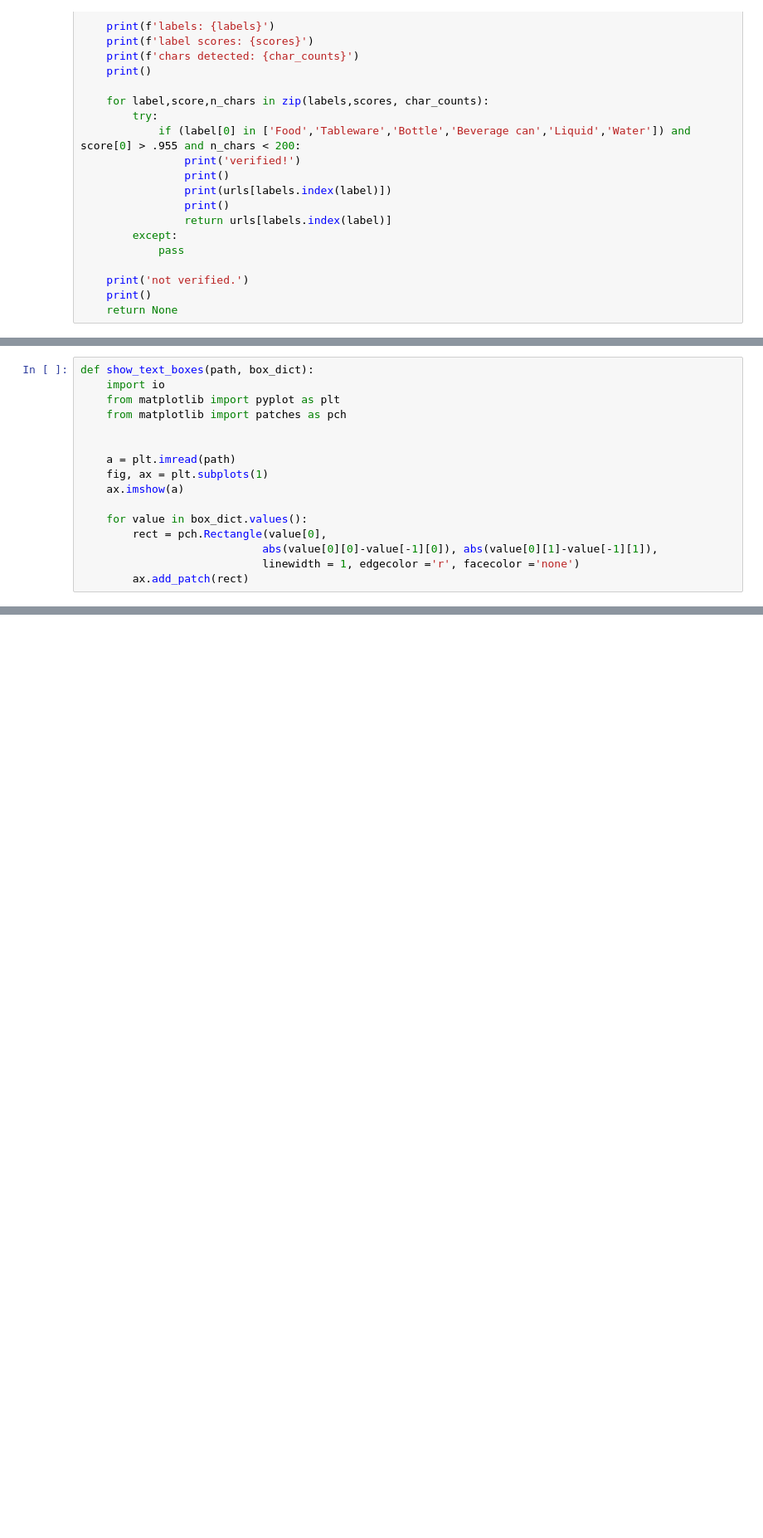
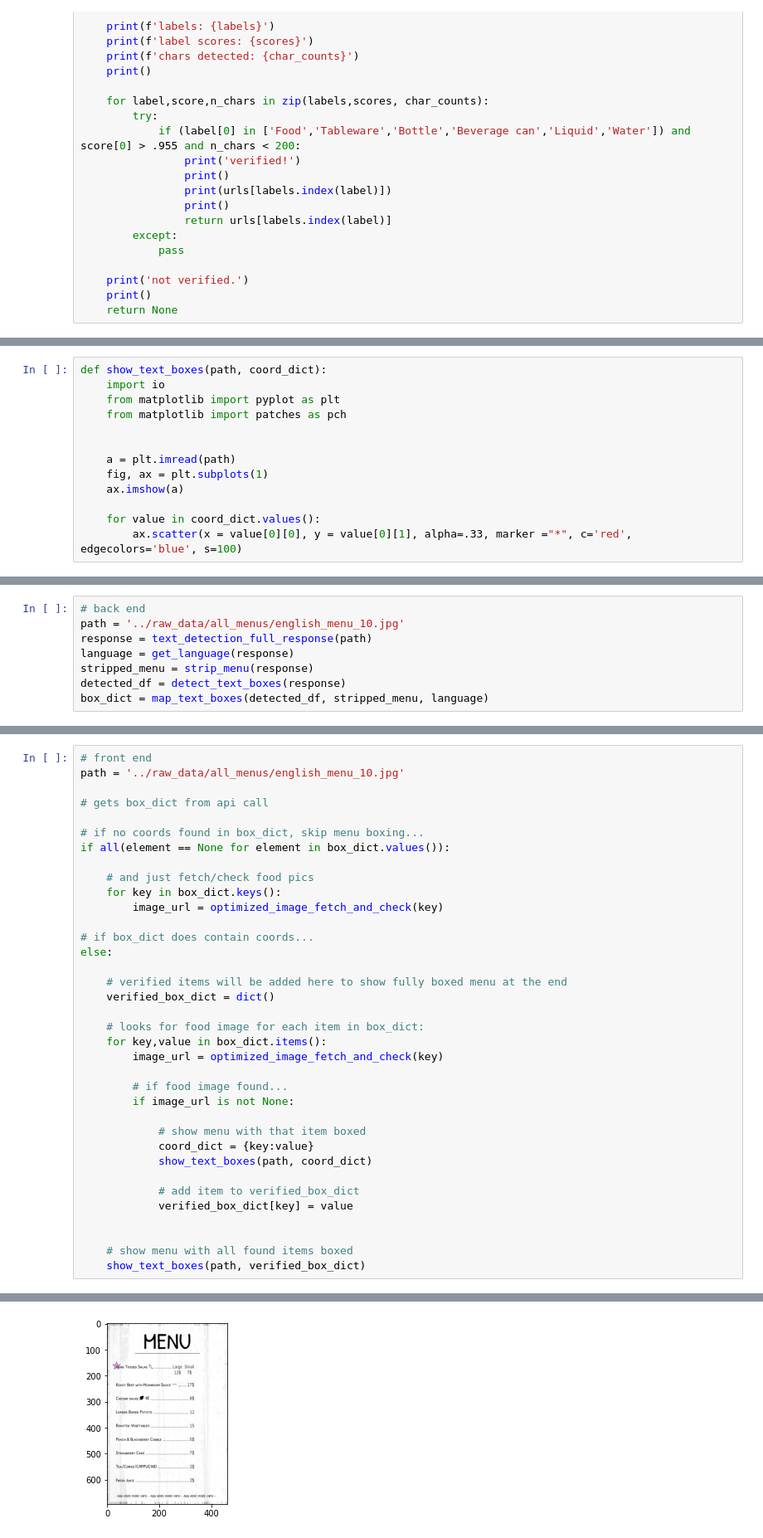
Before and after one commit to nguyenngocyennga/menu_me, a Jupyter notebook: notebooks/alan_updated_stripper_and_food_checker.ipynb, the cells around one changed output, grey strips where cells are left out. Shown: that part at 83% size. Saved outputs shown, nothing was run; the diff lists cells and outputs as text; blank space fills up the shorter version.

```diff
--- a/notebooks/alan_updated_stripper_and_food_checker.ipynb
+++ b/notebooks/alan_updated_stripper_and_food_checker.ipynb
@@ -409,6 +441,6 @@ def map_text_boxes(detected_df, url_dict):
     return box_dict
 # %%
-def show_text_boxes(path, box_dict):
+def show_text_boxes(path, coord_dict):
     import io
     from matplotlib import pyplot as plt
     from matplotlib import patches as pch
@@ -418,8 +450,5 @@ def show_text_boxes(path, box_dict):
     fig, ax = plt.subplots(1)
     ax.imshow(a)
 
-    for value in box_dict.values():
-        rect = pch.Rectangle(value[0],
-                            abs(value[0][0]-value[-1][0]), abs(value[0][1]-value[-1][1]),
-                            linewidth = 1, edgecolor ='r', facecolor ='none')
-        ax.add_patch(rect)
+    for value in coord_dict.values():
+        ax.scatter(x = value[0][0], y = value[0][1], alpha=.33, marker ="*", c='red', edgecolors='blue', s=100)
@@ -512,0 +457,8 @@ https://www.modernhoney.com/wp-content/uploads/2018/09/Healthy-Juice-Cleanse-Rec
+# %%
+# back end
+path = '../raw_data/all_menus/english_menu_10.jpg'
+response = text_detection_full_response(path)
+language = get_language(response)
+stripped_menu = strip_menu(response)
+detected_df = detect_text_boxes(response)
+box_dict = map_text_boxes(detected_df, stripped_menu, language)
@@ -512,0 +483,37 @@ https://www.modernhoney.com/wp-content/uploads/2018/09/Healthy-Juice-Cleanse-Rec
+# %%
+# front end
+path = '../raw_data/all_menus/english_menu_10.jpg'
+
+# gets box_dict from api call
+
+# if no coords found in box_dict, skip menu boxing...
+if all(element == None for element in box_dict.values()):
+
+    # and just fetch/check food pics
+    for key in box_dict.keys():
+        image_url = optimized_image_fetch_and_check(key)
+
+# if box_dict does contain coords...
+else:
+
+    # verified items will be added here to show fully boxed menu at the end
+    verified_box_dict = dict()
+
+    # looks for food image for each item in box_dict:
+    for key,value in box_dict.items():
+        image_url = optimized_image_fetch_and_check(key)
+
+        # if food image found...
+        if image_url is not None:
+
+            # show menu with that item boxed
+            coord_dict = {key:value}
+            show_text_boxes(path, coord_dict)
+
+            # add item to verified_box_dict
+            verified_box_dict[key] = value
+
+
+    # show menu with all found items boxed
+    show_text_boxes(path, verified_box_dict)
+# %% [output]
@@ -512,0 +537 @@ https://www.modernhoney.com/wp-content/uploads/2018/09/Healthy-Juice-Cleanse-Rec
+[figure, added]
```
Also changed, not shown: parts of 10 cells of this notebook.
